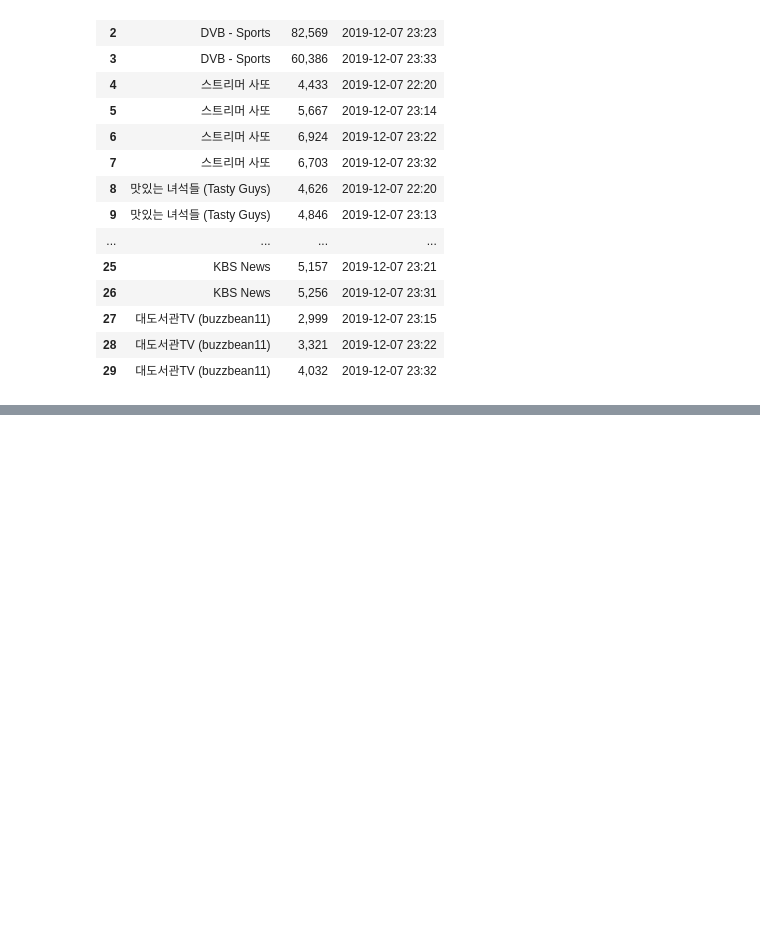
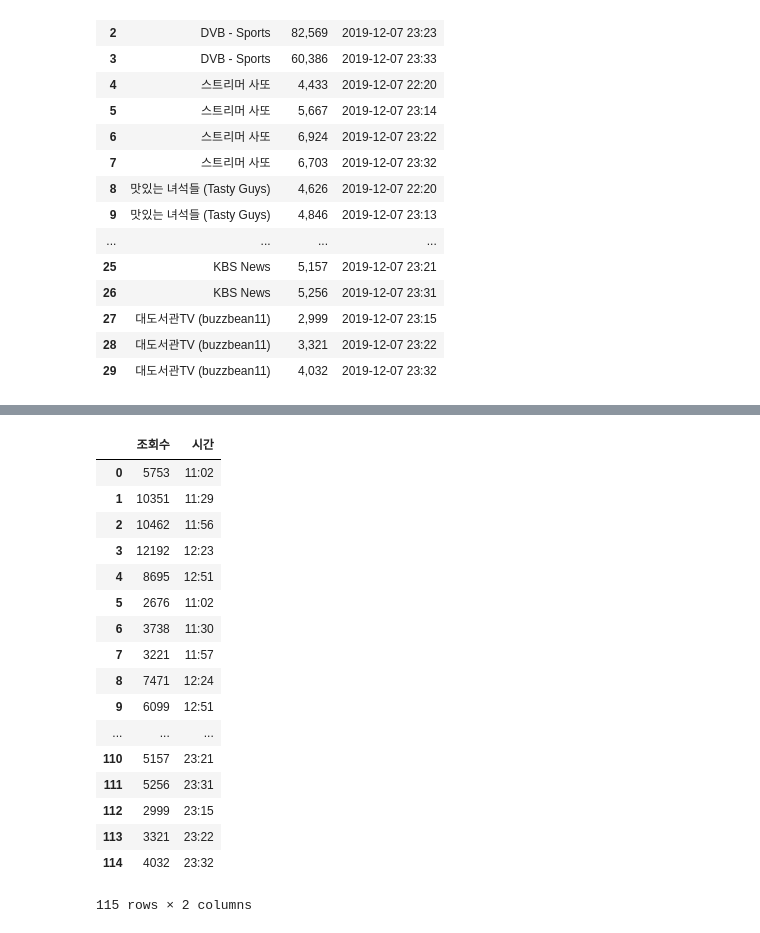
Before and after one commit to gmlwn5470/cloud_crawling_pj, a Jupyter notebook: django/firstproject/mysite/crawlingsite/templates/crawlingsite/youtube.ipynb, the cells around one changed output, grey strips where cells are left out. Saved outputs shown, nothing was run; the diff lists cells and outputs as text; code cells hidden in the pictures; blank space fills up the shorter version.

```diff
--- a/django/firstproject/mysite/crawlingsite/templates/crawlingsite/youtube.ipynb
+++ b/django/firstproject/mysite/crawlingsite/templates/crawlingsite/youtube.ipynb
@@ -101,0 +106,22 @@ yc123
+# %%
+yc= pd.read_csv("views_time.csv", names=['조회수', '시간'], header=None)
+yc
+# %% [output]
+|  | 조회수 | 시간 |
+| 0 | 5753 | 11:02 |
+| 1 | 10351 | 11:29 |
+| 2 | 10462 | 11:56 |
+| 3 | 12192 | 12:23 |
+| 4 | 8695 | 12:51 |
+| 5 | 2676 | 11:02 |
+| 6 | 3738 | 11:30 |
+| 7 | 3221 | 11:57 |
+| 8 | 7471 | 12:24 |
+| 9 | 6099 | 12:51 |
+| ... | ... | ... |
+| 110 | 5157 | 23:21 |
+| 111 | 5256 | 23:31 |
+| 112 | 2999 | 23:15 |
+| 113 | 3321 | 23:22 |
+| 114 | 4032 | 23:32 |
+115 rows × 2 columns
```
Also changed, not shown: parts of 9 cells of this notebook, 2 other files.
